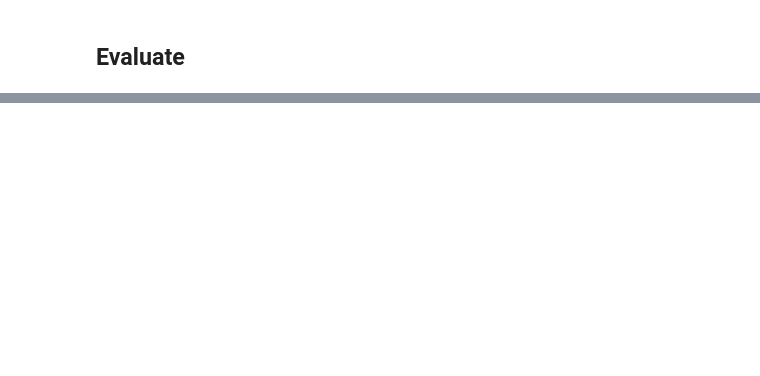
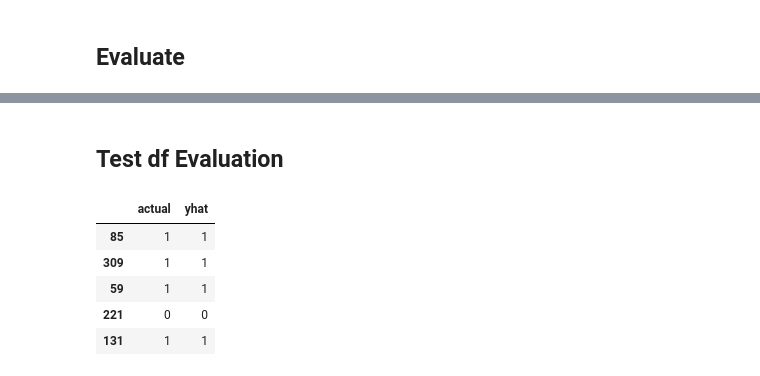
Before and after one commit to faithkane3/ds-methodologies-exercises, a Jupyter notebook: classification/ML Classification Package/3. Logisitic Regression/Predict Customer clicks on FB ads.ipynb, the cells around one changed output, grey strips where cells are left out. Saved outputs shown, nothing was run; the diff lists cells and outputs as text; code cells hidden in the pictures; blank space fills up the shorter version.

```diff
--- a/classification/ML Classification Package/3. Logisitic Regression/Predict Customer clicks on FB ads.ipynb
+++ b/classification/ML Classification Package/3. Logisitic Regression/Predict Customer clicks on FB ads.ipynb
@@ -221,0 +293,13 @@ test.head(1)
+# %% [markdown]
+## Test df Evaluation
+# %%
+test_eval_df = test[['ad_click']].rename(columns={'ad_click': 'actual'})
+test_eval_df['yhat'] = logit.predict(X_test)
+test_eval_df.head()
+# %% [output]
+|  | actual | yhat |
+| 85 | 1 | 1 |
+| 309 | 1 | 1 |
+| 59 | 1 | 1 |
+| 221 | 0 | 0 |
+| 131 | 1 | 1 |
```
Also changed, not shown: parts of 22 cells of this notebook.
